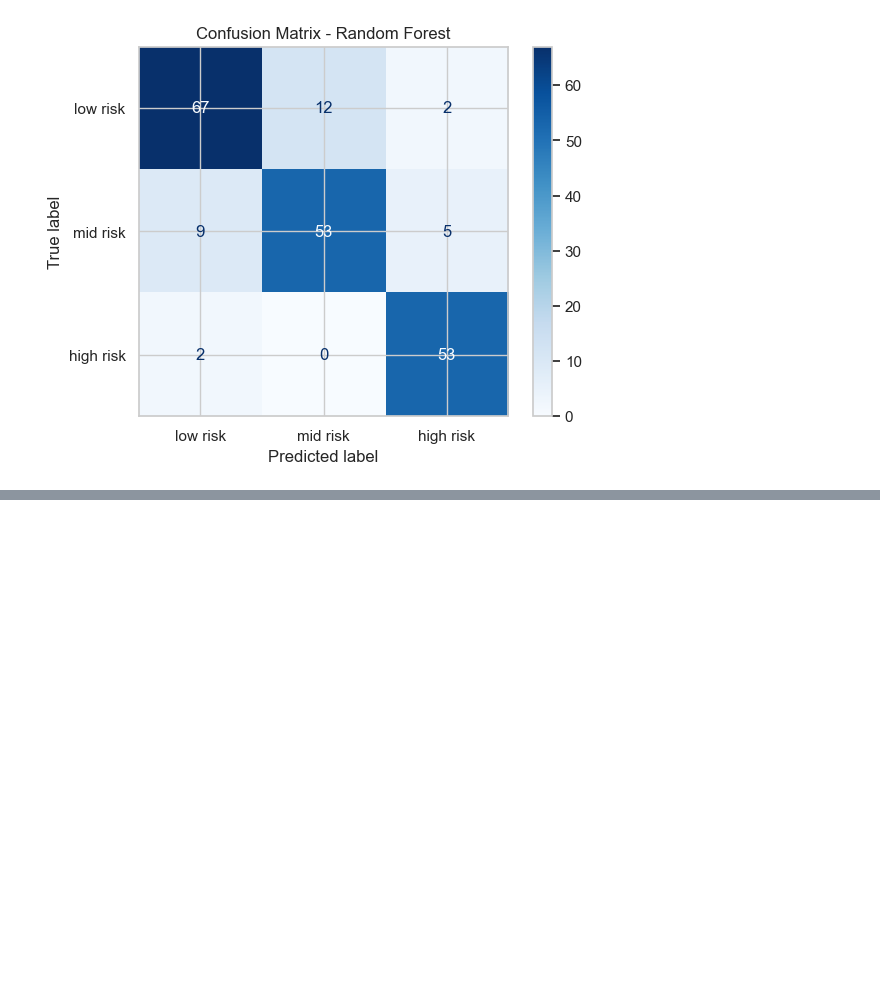
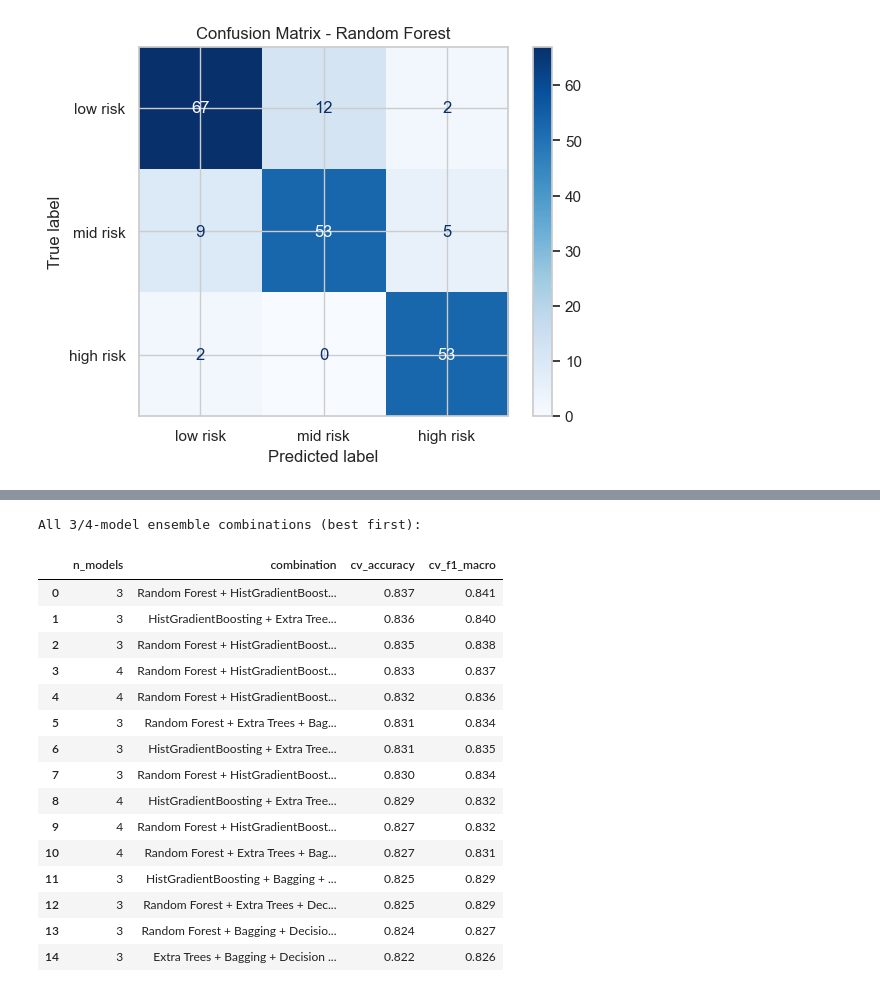
Before and after one commit to Mahedi454/Maternal-Machine-Learning, a Jupyter notebook: Maternal.ipynb, the cells around one changed output, grey strips where cells are left out. Drawn from its saved outputs; the diff is of its cells as text; code cells hidden in the pictures; blank space fills up the shorter version.

```diff
--- a/Maternal.ipynb
+++ b/Maternal.ipynb
@@ -477,0 +483,49 @@ weighted avg       0.85      0.85      0.85       203
+# %%
+from itertools import combinations
+from sklearn.ensemble import VotingClassifier
+
+# The 5 top single models (using the tuned RF settings found in section 9).
+base_estimators = {
+    'Random Forest':        RandomForestClassifier(n_estimators=300, max_features='sqrt',
+                                                    min_samples_leaf=1, random_state=RANDOM_STATE),
+    'HistGradientBoosting': HistGradientBoostingClassifier(random_state=RANDOM_STATE),
+    'Extra Trees':          ExtraTreesClassifier(n_estimators=400, random_state=RANDOM_STATE),
+    'Bagging':              BaggingClassifier(n_estimators=100, random_state=RANDOM_STATE),
+    'Decision Tree':        DecisionTreeClassifier(random_state=RANDOM_STATE),
+}
+
+# Try every 3- and 4-model combination, scored with the same 5-fold stratified CV.
+combo_results = []
+for k in (3, 4):
+    for names in combinations(base_estimators, k):
+        ens = VotingClassifier(
+            estimators=[(n, base_estimators[n]) for n in names],
+            voting='soft')
+        acc = cross_val_score(ens, X_train, y_train, cv=cv, scoring='accuracy').mean()
+        f1  = cross_val_score(ens, X_train, y_train, cv=cv, scoring='f1_macro').mean()
+        combo_results.append({'n_models': k, 'combination': ' + '.join(names),
+                              'cv_accuracy': acc, 'cv_f1_macro': f1})
+
+combo_df = (pd.DataFrame(combo_results)
+            .sort_values('cv_accuracy', ascending=False)
+            .reset_index(drop=True))
+print('All 3/4-model ensemble combinations (best first):')
+display(combo_df.round(3))
+# %% [output]
+All 3/4-model ensemble combinations (best first):
+|  | n_models | combination | cv_accuracy | cv_f1_macro |
+| 0 | 3 | Random Forest + HistGradientBoost... | 0.837 | 0.841 |
+| 1 | 3 | HistGradientBoosting + Extra Tree... | 0.836 | 0.840 |
+| 2 | 3 | Random Forest + HistGradientBoost... | 0.835 | 0.838 |
+| 3 | 4 | Random Forest + HistGradientBoost... | 0.833 | 0.837 |
+| 4 | 4 | Random Forest + HistGradientBoost... | 0.832 | 0.836 |
+| 5 | 3 | Random Forest + Extra Trees + Bag... | 0.831 | 0.834 |
+| 6 | 3 | HistGradientBoosting + Extra Tree... | 0.831 | 0.835 |
+| 7 | 3 | Random Forest + HistGradientBoost... | 0.830 | 0.834 |
+| 8 | 4 | HistGradientBoosting + Extra Tree... | 0.829 | 0.832 |
+| 9 | 4 | Random Forest + HistGradientBoost... | 0.827 | 0.832 |
+| 10 | 4 | Random Forest + Extra Trees + Bag... | 0.827 | 0.831 |
+| 11 | 3 | HistGradientBoosting + Bagging + ... | 0.825 | 0.829 |
+| 12 | 3 | Random Forest + Extra Trees + Dec... | 0.825 | 0.829 |
+| 13 | 3 | Random Forest + Bagging + Decisio... | 0.824 | 0.827 |
+| 14 | 3 | Extra Trees + Bagging + Decision ... | 0.822 | 0.826 |
```
Also changed, not shown: parts of 10 cells of this notebook.
